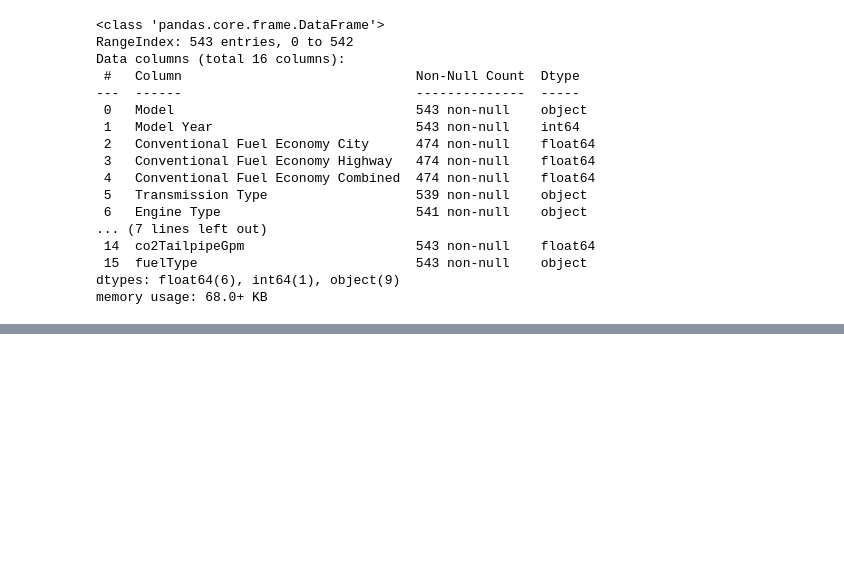
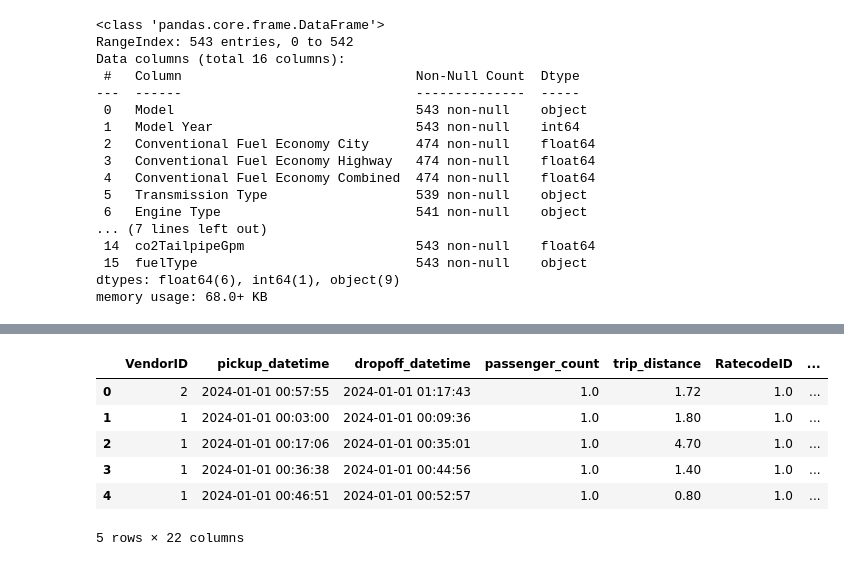
Before and after one commit to hansonvel96/PF_GROUP_03_NYC_TAXIS, a Jupyter notebook: ETL.ipynb, the cells around one changed output, grey strips where cells are left out. Saved outputs shown, nothing was run; the diff lists cells and outputs as text; code cells hidden in the pictures; blank space fills up the shorter version.

```diff
--- a/ETL.ipynb
+++ b/ETL.ipynb
@@ -423,0 +507,27 @@ df_combined_3_4.to_parquet(r'Datasets/limpios/localizacion.parquet', index='Fals
+# %%
+# Renombrar columnas para que coincidan
+yellow_taxis = df8.rename(columns={
+    'tpep_pickup_datetime': 'pickup_datetime',
+    'tpep_dropoff_datetime': 'dropoff_datetime'
+})
+
+green_taxis = df9.rename(columns={
+    'lpep_pickup_datetime': 'pickup_datetime',
+    'lpep_dropoff_datetime': 'dropoff_datetime'
+})
+# %%
+# Asegurar que ambos DataFrames tengan las mismas columnas
+yellow_taxis = yellow_taxis.assign(ehail_fee=pd.NA, trip_type=pd.NA, Airport_fee=pd.NA)
+green_taxis = green_taxis.assign(Airport_fee=pd.NA)
+# %%
+# Ordenar las columnas para que coincidan
+columns_order = ['VendorID', 'pickup_datetime', 'dropoff_datetime', 'passenger_count', 'trip_distance',
+                 'RatecodeID', 'store_and_fwd_flag', 'PULocationID', 'DOLocationID', 'payment_type',
+                 'fare_amount', 'extra', 'mta_tax', 'tip_amount', 'tolls_amount', 'improvement_surcharge',
+                 'total_amount', 'congestion_surcharge', 'Airport_fee', 'ehail_fee', 'trip_type', 'taxi_type']
+
+yellow_taxis = yellow_taxis[columns_order]
+green_taxis = green_taxis[columns_order]
+# %%
+# Unir los DataFrames
+combined_taxis = pd.concat([yellow_taxis, green_taxis])
@@ -423,0 +554,10 @@ df_combined_3_4.to_parquet(r'Datasets/limpios/localizacion.parquet', index='Fals
+# %%
+combined_taxis.head()
+# %% [output]
+|  | VendorID | pickup_datetime | dropoff_datetime | passenger_count | trip_distance | RatecodeID | ... |
+| 0 | 2 | 2024-01-01 00:57:55 | 2024-01-01 01:17:43 | 1.0 | 1.72 | 1.0 | ... |
+| 1 | 1 | 2024-01-01 00:03:00 | 2024-01-01 00:09:36 | 1.0 | 1.80 | 1.0 | ... |
+| 2 | 1 | 2024-01-01 00:17:06 | 2024-01-01 00:35:01 | 1.0 | 4.70 | 1.0 | ... |
+| 3 | 1 | 2024-01-01 00:36:38 | 2024-01-01 00:44:56 | 1.0 | 1.40 | 1.0 | ... |
+| 4 | 1 | 2024-01-01 00:46:51 | 2024-01-01 00:52:57 | 1.0 | 0.80 | 1.0 | ... |
+5 rows × 22 columns
```
Also changed, not shown: parts of 15 cells of this notebook, 6 other files.
